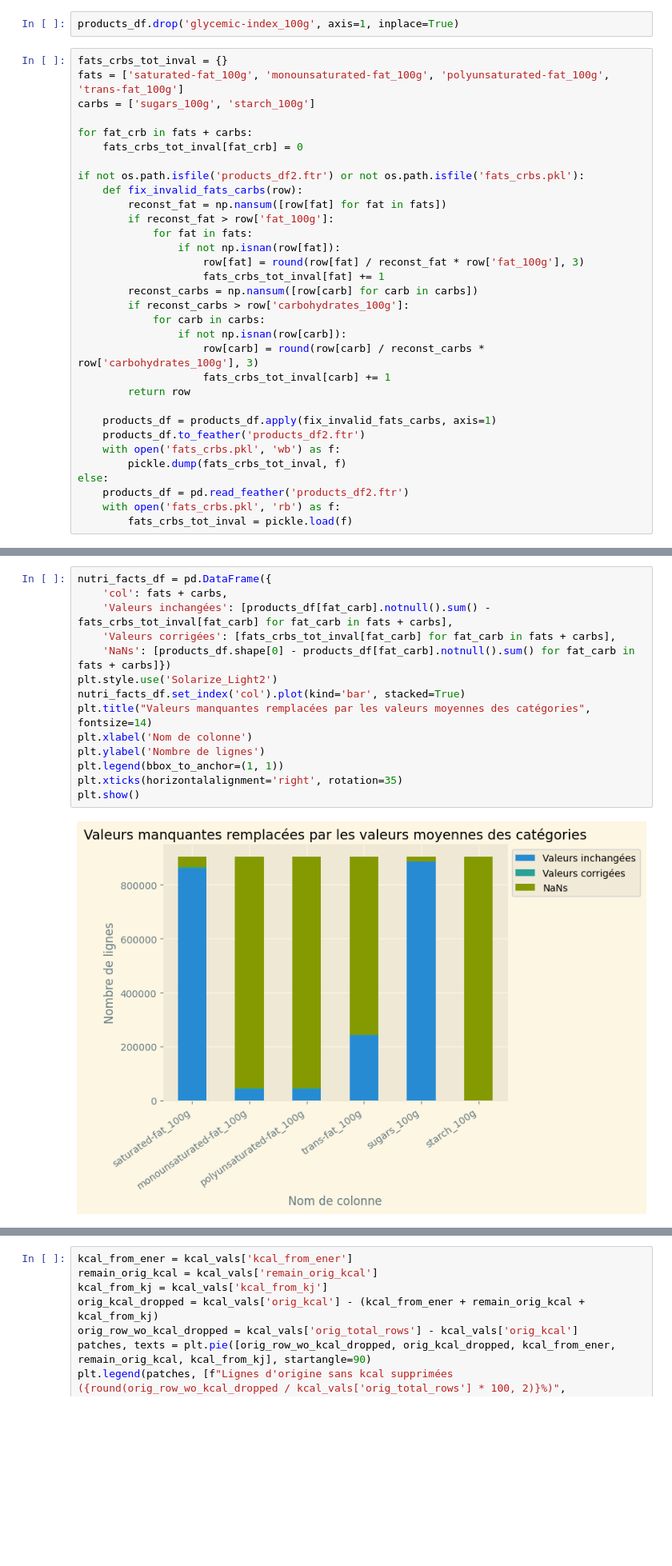
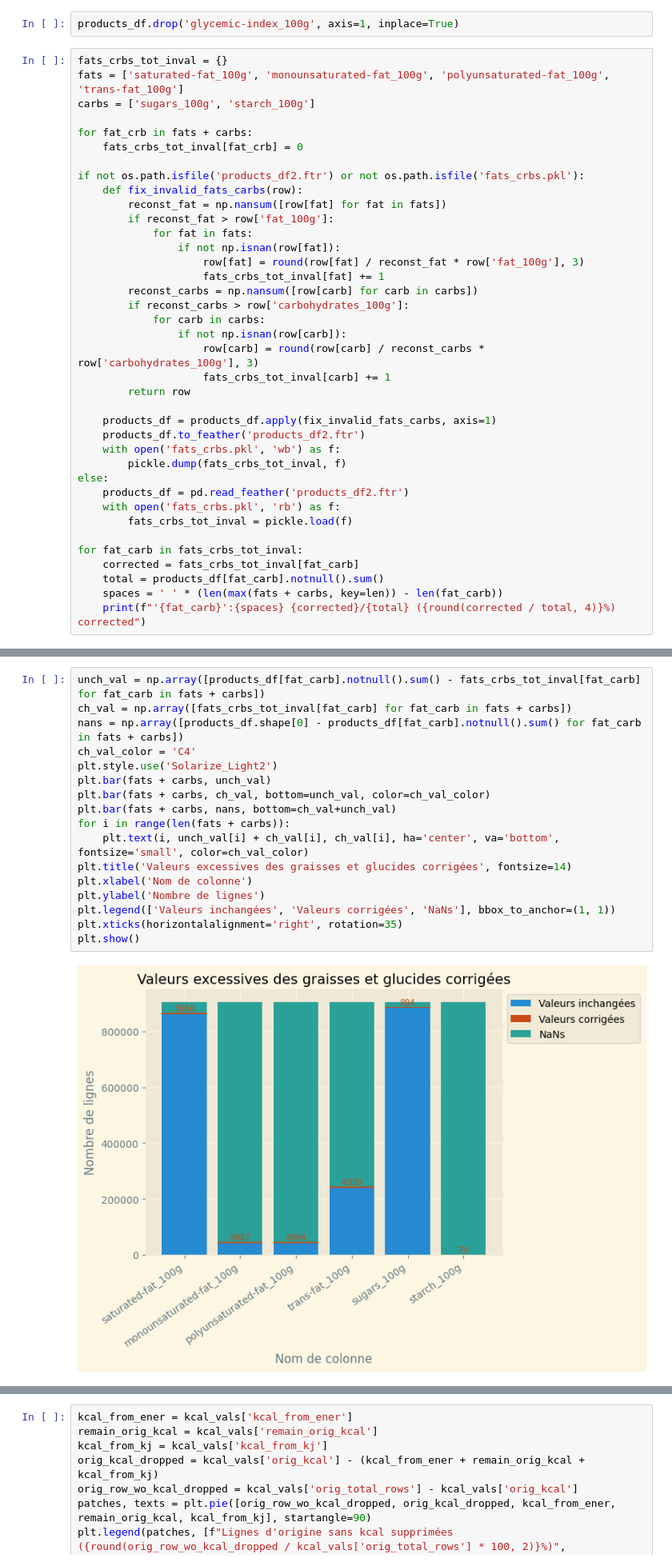
Before and after one commit to gabrielhermel/OC_DS_P3, a Jupyter notebook: Hermel_Gabriel_1_notebook_nettoyage_092022.ipynb, the cells around one changed output, grey strips where cells are left out. Shown at 80% size. Drawn from its saved outputs; the diff is of its cells as text; blank space fills up the shorter version.

```diff
--- a/Hermel_Gabriel_1_notebook_nettoyage_092022.ipynb
+++ b/Hermel_Gabriel_1_notebook_nettoyage_092022.ipynb
@@ -172,3 +171,9 @@ else:
     products_df = pd.read_feather('products_df2.ftr')
     with open('fats_crbs.pkl', 'rb') as f:
         fats_crbs_tot_inval = pickle.load(f)
+
+for fat_carb in fats_crbs_tot_inval:
+    corrected = fats_crbs_tot_inval[fat_carb]
+    total = products_df[fat_carb].notnull().sum()
+    spaces = ' ' * (len(max(fats + carbs, key=len)) - len(fat_carb))
+    print(f"'{fat_carb}':{spaces} {corrected}/{total} ({round(corrected / total, 4)}%) corrected")
@@ -184,16 +187,19 @@ display(fats_crbs_tot_inval)
 # %%
-nutri_facts_df = pd.DataFrame({
-    'col': fats + carbs,
-    'Valeurs inchangées': [products_df[fat_carb].notnull().sum() - fats_crbs_tot_inval[fat_carb] for fat_carb in fats + carbs],
-    'Valeurs corrigées': [fats_crbs_tot_inval[fat_carb] for fat_carb in fats + carbs],
-    'NaNs': [products_df.shape[0] - products_df[fat_carb].notnull().sum() for fat_carb in fats + carbs]})
+unch_val = np.array([products_df[fat_carb].notnull().sum() - fats_crbs_tot_inval[fat_carb] for fat_carb in fats + carbs])
+ch_val = np.array([fats_crbs_tot_inval[fat_carb] for fat_carb in fats + carbs])
+nans = np.array([products_df.shape[0] - products_df[fat_carb].notnull().sum() for fat_carb in fats + carbs])
+ch_val_color = 'C4'
 plt.style.use('Solarize_Light2')
-nutri_facts_df.set_index('col').plot(kind='bar', stacked=True)
-plt.title("Valeurs manquantes remplacées par les valeurs moyennes des catégories", fontsize=14)
+plt.bar(fats + carbs, unch_val)
+plt.bar(fats + carbs, ch_val, bottom=unch_val, color=ch_val_color)
+plt.bar(fats + carbs, nans, bottom=ch_val+unch_val)
+for i in range(len(fats + carbs)):
+    plt.text(i, unch_val[i] + ch_val[i], ch_val[i], ha='center', va='bottom', fontsize='small', color=ch_val_color)
+plt.title('Valeurs excessives des graisses et glucides corrigées', fontsize=14)
 plt.xlabel('Nom de colonne')
 plt.ylabel('Nombre de lignes')
-plt.legend(bbox_to_anchor=(1, 1))
+plt.legend(['Valeurs inchangées', 'Valeurs corrigées', 'NaNs'], bbox_to_anchor=(1, 1))
 plt.xticks(horizontalalignment='right', rotation=35)
 plt.show()
 # %% [output]
-[figure, old version]
+[figure, new version]
```
Also changed, not shown: parts of 14 cells of this notebook, 1 other file.
